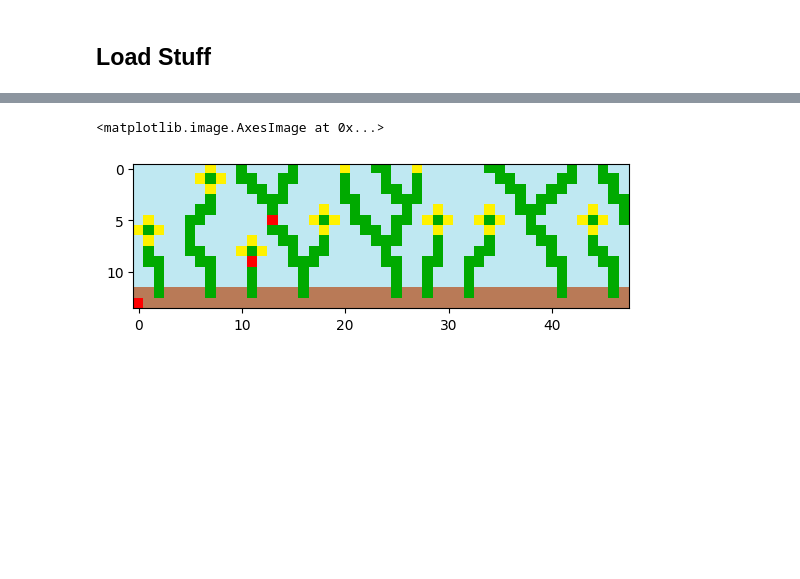
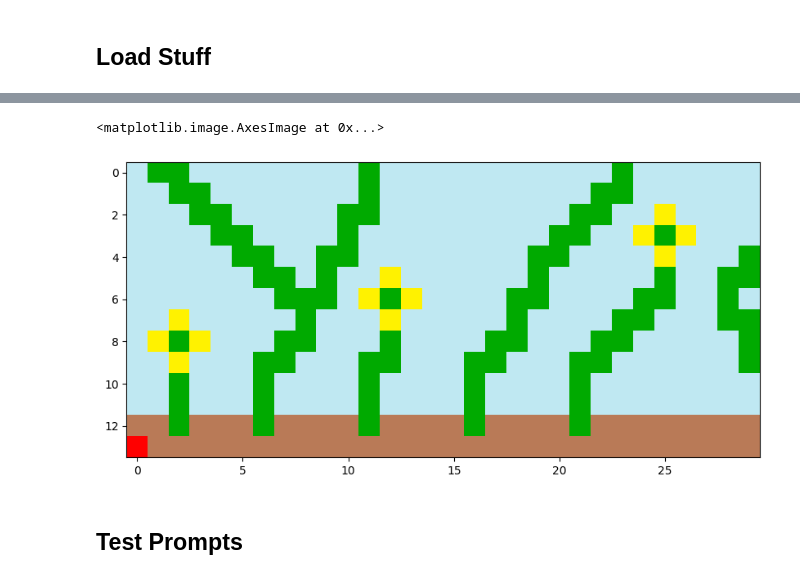
Before and after one commit to agaier/mario-gpt, a Jupyter notebook: notebooks/FlowerSampling.ipynb, the cells around one changed output, grey strips where cells are left out. Drawn from its saved outputs; the diff is of its cells as text; code cells hidden in the pictures; blank space fills up the shorter version.

Commit message:
and metrics and prompter for flowers

```diff
--- a/notebooks/FlowerSampling.ipynb
+++ b/notebooks/FlowerSampling.ipynb
@@ -63,0 +14,8 @@ print(rgb_array)
+# %%
+#---
+# load model and generate flowers
+#---
+img_length = 30
+
+mario_lm = MarioLM(lm_path="../FlowerGPT", tokenizer_path="../FlowerGPT")
+dataset = MarioDataset(mario_lm.tokenizer, level_string=FLOWER_LEVEL) # for token conversion
@@ -86,13 +48,27 @@ def token_to_rgb(token_array, token_dict, colors=None):
     rgb_array = np.array([[[map_to_color(token_value) for token_value in row] for row in token_array]])
 
     return rgb_array
+
+def generated_to_rgb(generated_level):
+    A = generated_level.level_tensor
+    rot_img = np.rot90(A.reshape(img_length,14))
+    return token_to_rgb(rot_img, dataset.token_dict)[0]
+# %%
+prompts = [" "]
+generated_level = mario_lm.sample(
+    prompts=prompts,
+    num_steps=(14*img_length),
+    temperature=1.0,
+    use_tqdm=True
+)
+clear_output()
 # %%
 # Show Flowers
-
-A = generated_level.level_tensor
-rot_img = np.rot90(A.reshape(n_cols,14))
-image = token_to_rgb(rot_img, dataset.token_dict)
-plt.imshow(image[0])
+fig, ax = plt.subplots(figsize=(10, 10))
+image = generated_to_rgb(generated_level)
+ax.imshow(image)
 # %% [output]
 <matplotlib.image.AxesImage at 0x...>
-[figure, old version]
+[figure, new version]
+# %% [markdown]
+## Test Prompts
```
Also changed, not shown: parts of 10 cells of this notebook, 3 other files.
